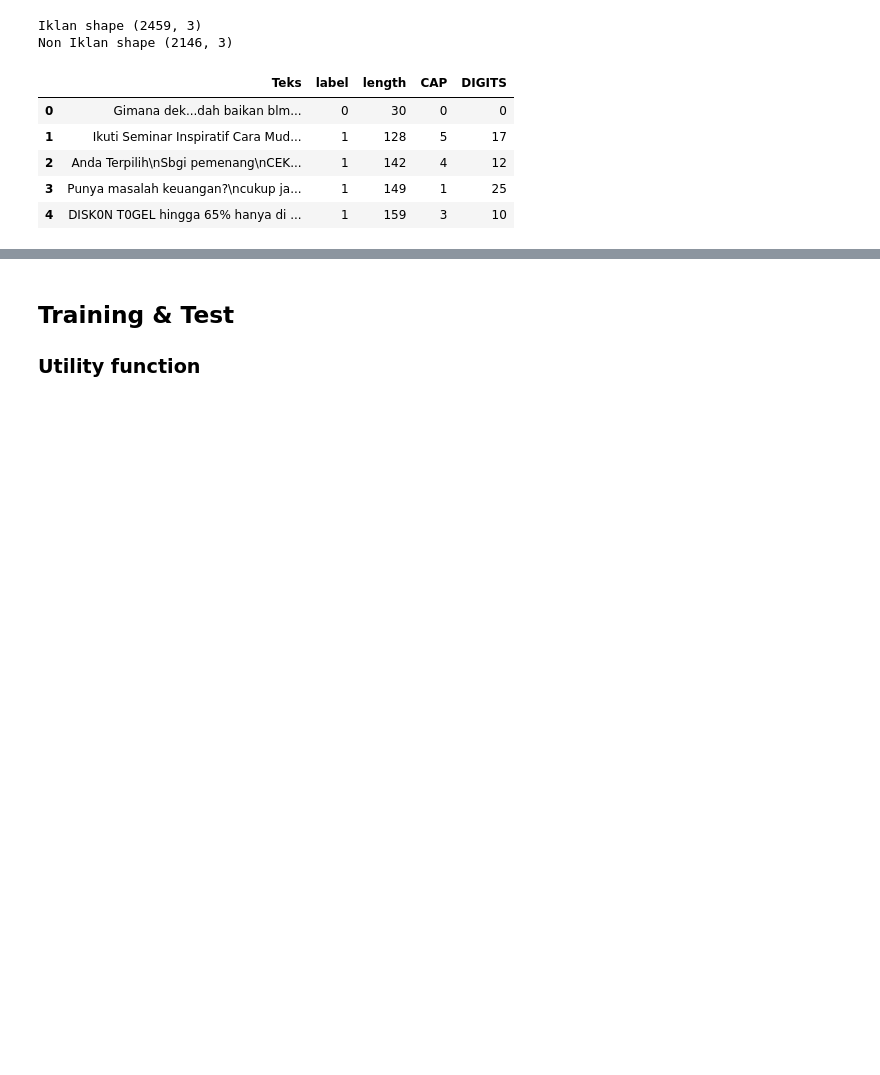
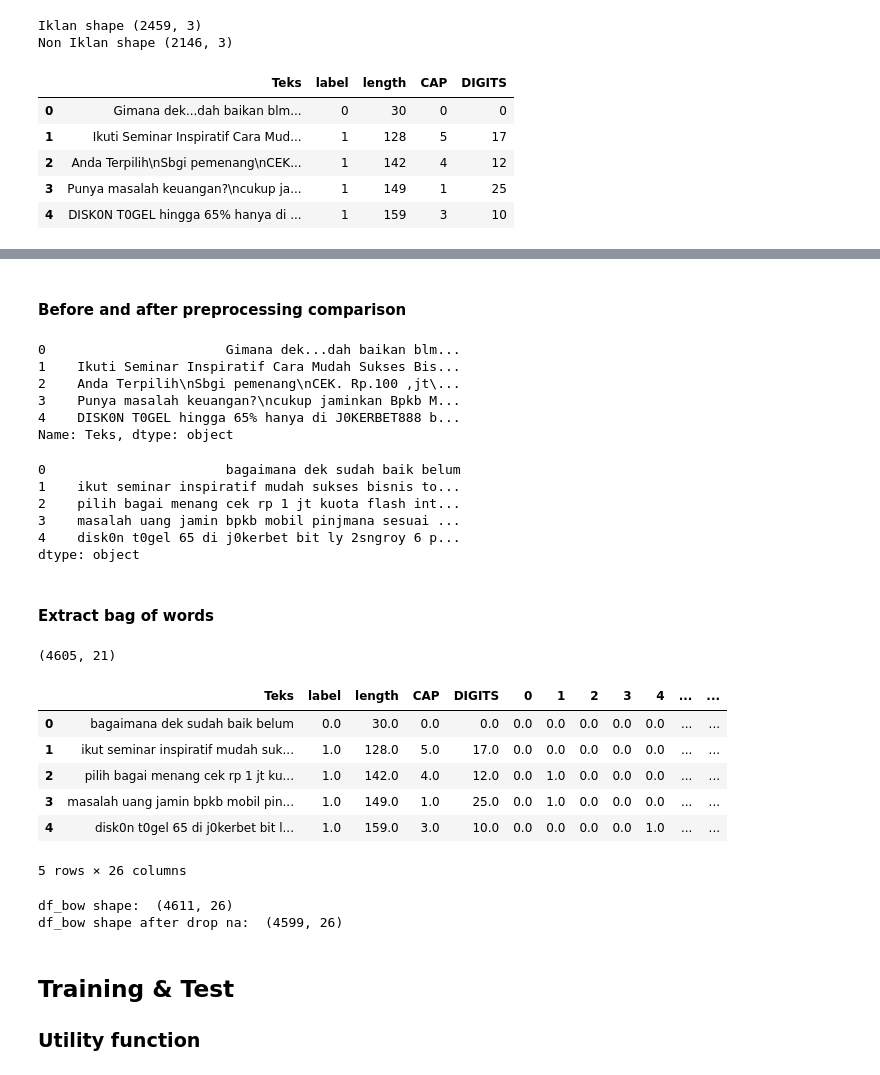
Before and after one commit to machine-learning-2018-2019-fasilkom-ui/Machina-Learning, a Jupyter notebook: DecisionTreeClassifier.ipynb, the cells around one changed output, grey strips where cells are left out. Drawn from its saved outputs; the diff is of its cells as text; code cells hidden in the pictures; blank space fills up the shorter version.

```diff
--- a/DecisionTreeClassifier.ipynb
+++ b/DecisionTreeClassifier.ipynb
@@ -94,0 +199,7 @@ df.head()
+# %%
+PATH_TO_STOP_WORD_LIST_FILE = './stopword_list_TALA.txt'
+
+with open(PATH_TO_STOP_WORD_LIST_FILE, 'r') as stop_word_list_file:
+    stop_words = [word.rstrip('\n').lower() for word in stop_word_list_file.readlines()]
+
+stop_words
@@ -94,0 +269,13 @@ df.head()
+# %%
+import time
+import datetime
+
+start = time.time()
+
+raw = df.Teks.copy()
+cleaned = pd.Series([preprocess_sms(sms) for sms in df['Teks']])
+df['Teks'] = cleaned
+
+spent = time.time() - start
+print("Preprocessing execution time: ", str(datetime.timedelta(seconds=spent)))
+df.head()
@@ -94,0 +290,22 @@ df.head()
+# %% [markdown]
+#### Before and after preprocessing comparison
+# %%
+raw.head()
+# %% [output]
+0                       Gimana dek...dah baikan blm...
+1    Ikuti Seminar Inspiratif Cara Mudah Sukses Bis...
+2    Anda Terpilih\nSbgi pemenang\nCEK. Rp.100 ,jt\...
+3    Punya masalah keuangan?\ncukup jaminkan Bpkb M...
+4    DISK0N T0GEL hingga 65% hanya di J0KERBET888 b...
+Name: Teks, dtype: object
+# %%
+cleaned.head()
+# %% [output]
+0                       bagaimana dek sudah baik belum
+1    ikut seminar inspiratif mudah sukses bisnis to...
+2    pilih bagai menang cek rp 1 jt kuota flash int...
+3    masalah uang jamin bpkb mobil pinjmana sesuai ...
+4    disk0n t0gel 65 di j0kerbet bit ly 2sngroy 6 p...
+dtype: object
+# %% [markdown]
+#### Extract bag of words
@@ -95,3 +318,26 @@ df.head()
+# %%
+bag_of_words_feature = extract_bag_of_words(cleaned)
+print(bag_of_words_feature.shape)
+# %% [output]
+(4605, 21)
+# %%
+df_bow = pd.concat([df, pd.DataFrame(bag_of_words_feature)], axis=1)
+df_bow.head()
+# %% [output]
+|  | Teks | label | length | CAP | DIGITS | 0 | 1 | 2 | 3 | 4 | ... | ... |
+| 0 | bagaimana dek sudah baik belum | 0.0 | 30.0 | 0.0 | 0.0 | 0.0 | 0.0 | 0.0 | 0.0 | 0.0 | ... | ... |
+| 1 | ikut seminar inspiratif mudah suk... | 1.0 | 128.0 | 5.0 | 17.0 | 0.0 | 0.0 | 0.0 | 0.0 | 0.0 | ... | ... |
+| 2 | pilih bagai menang cek rp 1 jt ku... | 1.0 | 142.0 | 4.0 | 12.0 | 0.0 | 1.0 | 0.0 | 0.0 | 0.0 | ... | ... |
+| 3 | masalah uang jamin bpkb mobil pin... | 1.0 | 149.0 | 1.0 | 25.0 | 0.0 | 1.0 | 0.0 | 0.0 | 0.0 | ... | ... |
+| 4 | disk0n t0gel 65 di j0kerbet bit l... | 1.0 | 159.0 | 3.0 | 10.0 | 0.0 | 0.0 | 0.0 | 0.0 | 1.0 | ... | ... |
+5 rows × 26 columns
+# %%
+print("df_bow shape: ", df_bow.shape)
+df_bow = df_bow.dropna()
+print("df_bow shape after drop na: ", df_bow.shape)
+# %% [output]
+df_bow shape:  (4611, 26)
+df_bow shape after drop na:  (4599, 26)
 # %% [markdown]
 ## Training & Test
 ### Utility function
```
Also changed, not shown: parts of 19 cells of this notebook.
